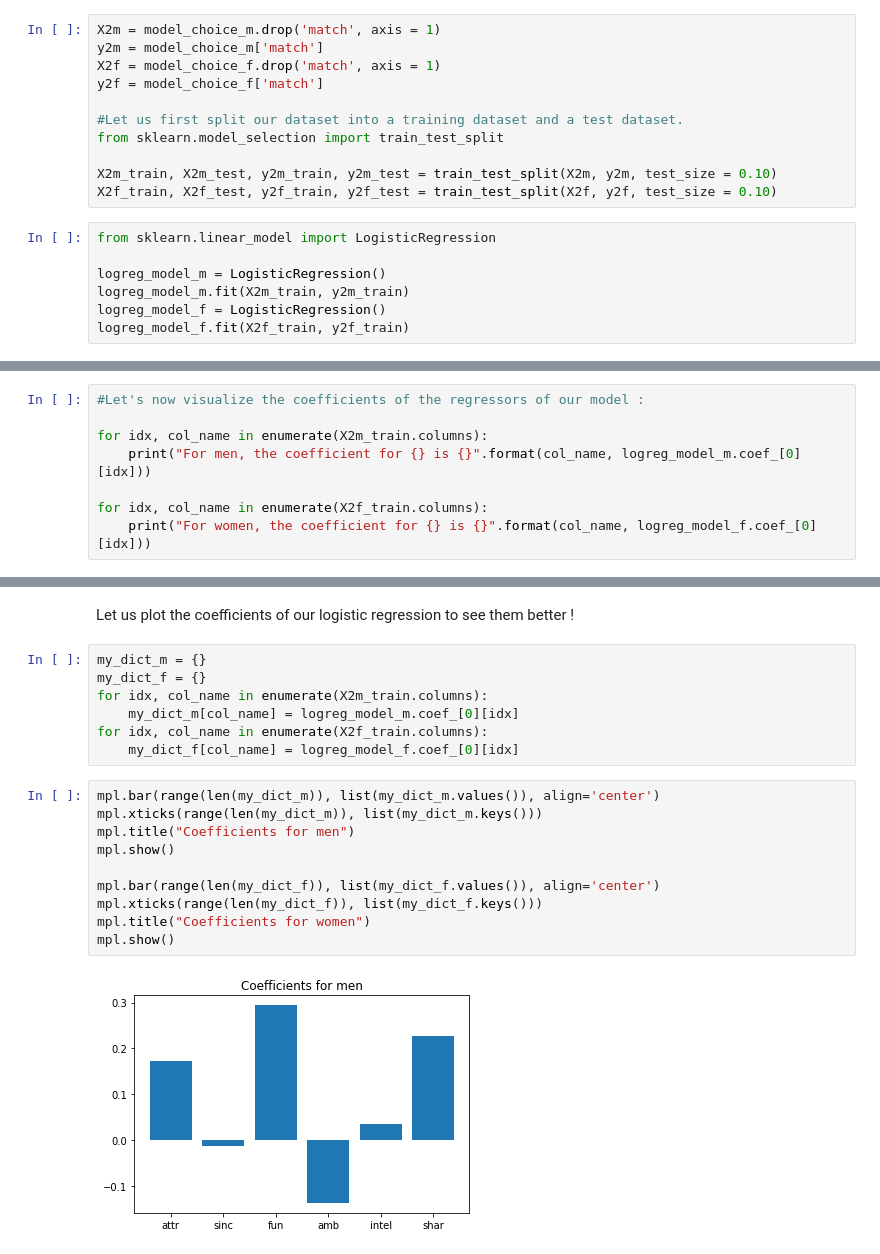
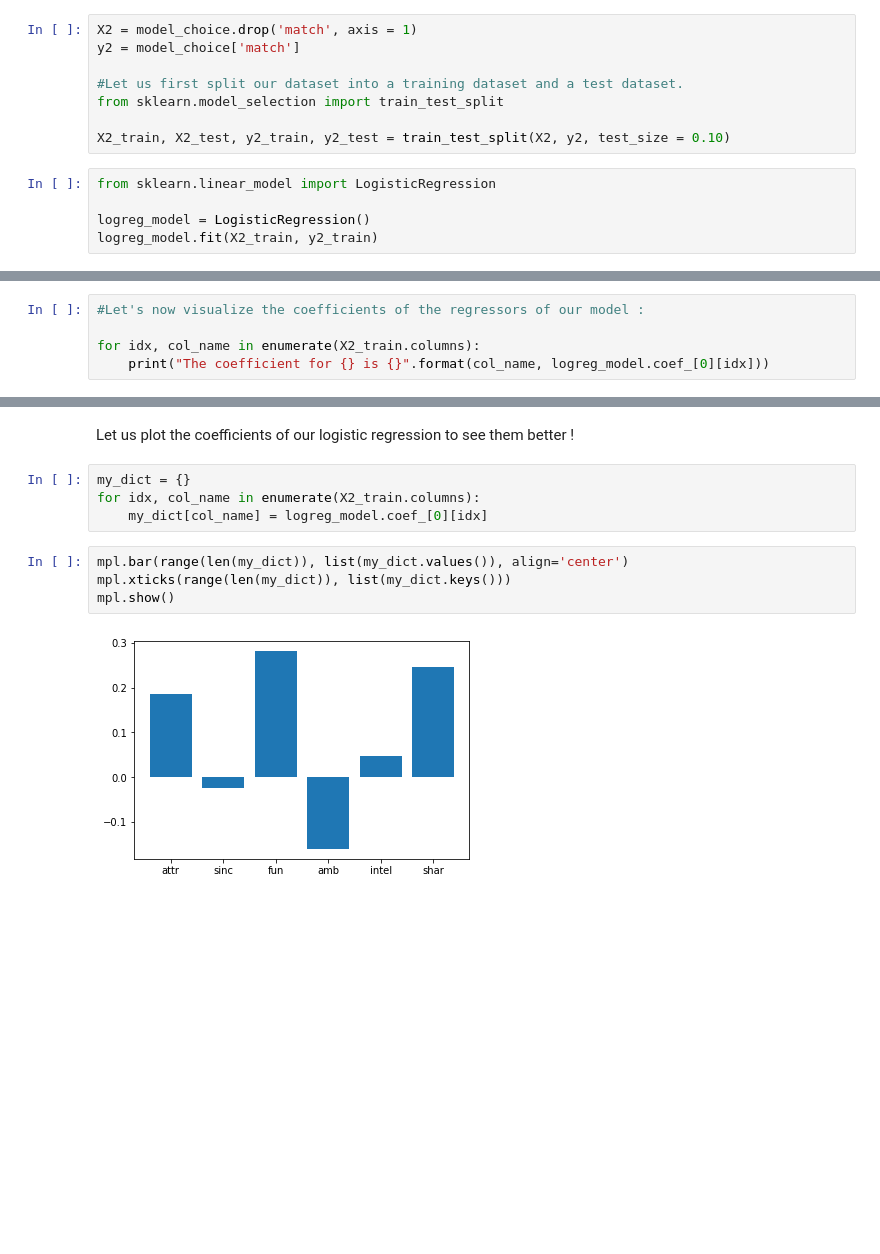
Before and after one commit to alexchouraki/Python-Project, a Jupyter notebook: Python Project.ipynb, the cells around one changed output, grey strips where cells are left out. Saved outputs shown, nothing was run; the diff lists cells and outputs as text; blank space fills up the shorter version.

```diff
--- a/Python Project.ipynb
+++ b/Python Project.ipynb
@@ -965,21 +870,16 @@ model_choice_f = model_choice_f.drop(['gender'],axis=1)
 # %%
-X2m = model_choice_m.drop('match', axis = 1)
-y2m = model_choice_m['match']
-X2f = model_choice_f.drop('match', axis = 1)
-y2f = model_choice_f['match']
+X2 = model_choice.drop('match', axis = 1)
+y2 = model_choice['match']
 
 #Let us first split our dataset into a training dataset and a test dataset.
 from sklearn.model_selection import train_test_split
 
-X2m_train, X2m_test, y2m_train, y2m_test = train_test_split(X2m, y2m, test_size = 0.10)
-X2f_train, X2f_test, y2f_train, y2f_test = train_test_split(X2f, y2f, test_size = 0.10)
+X2_train, X2_test, y2_train, y2_test = train_test_split(X2, y2, test_size = 0.10)
 # %%
 from sklearn.linear_model import LogisticRegression
 
-logreg_model_m = LogisticRegression()
-logreg_model_m.fit(X2m_train, y2m_train)
-logreg_model_f = LogisticRegression()
-logreg_model_f.fit(X2f_train, y2f_train)
+logreg_model = LogisticRegression()
+logreg_model.fit(X2_train, y2_train)
 # %% [output]
 LogisticRegression(C=1.0, class_weight=None, dual=False, fit_intercept=True,
           intercept_scaling=1, max_iter=100, multi_class='ovr', n_jobs=1,
@@ -988,9 +888,6 @@ LogisticRegression(C=1.0, class_weight=None, dual=False, fit_intercept=True,
 # %%
 #Let's now visualize the coefficients of the regressors of our model :
 
-for idx, col_name in enumerate(X2m_train.columns):
-    print("For men, the coefficient for {} is {}".format(col_name, logreg_model_m.coef_[0][idx]))
-
-for idx, col_name in enumerate(X2f_train.columns):
-    print("For women, the coefficient for {} is {}".format(col_name, logreg_model_f.coef_[0][idx]))
+for idx, col_name in enumerate(X2_train.columns):
+    print("The coefficient for {} is {}".format(col_name, logreg_model.coef_[0][idx]))
 # %% [output]
@@ -1009,21 +900,12 @@ For women, the coefficient for shar is 0.17897663129038327
 # %% [markdown]
 Let us plot the coefficients of our logistic regression to see them better !
 # %%
-my_dict_m = {}
-my_dict_f = {}
-for idx, col_name in enumerate(X2m_train.columns):
-    my_dict_m[col_name] = logreg_model_m.coef_[0][idx]
-for idx, col_name in enumerate(X2f_train.columns):
-    my_dict_f[col_name] = logreg_model_f.coef_[0][idx]
+my_dict = {}
+for idx, col_name in enumerate(X2_train.columns):
+    my_dict[col_name] = logreg_model.coef_[0][idx]
 # %%
-mpl.bar(range(len(my_dict_m)), list(my_dict_m.values()), align='center')
-mpl.xticks(range(len(my_dict_m)), list(my_dict_m.keys()))
-mpl.title("Coefficients for men")
+mpl.bar(range(len(my_dict)), list(my_dict.values()), align='center')
+mpl.xticks(range(len(my_dict)), list(my_dict.keys()))
 mpl.show()
-
-mpl.bar(range(len(my_dict_f)), list(my_dict_f.values()), align='center')
-mpl.xticks(range(len(my_dict_f)), list(my_dict_f.keys()))
-mpl.title("Coefficients for women")
-mpl.show()
 # %% [output]
-[figure, old version]
+[figure, new version]
```
Also changed, not shown: parts of 65 cells of this notebook.
